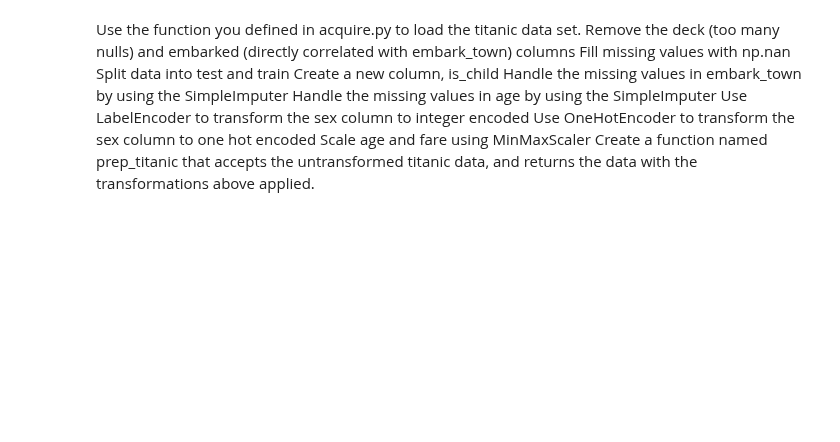
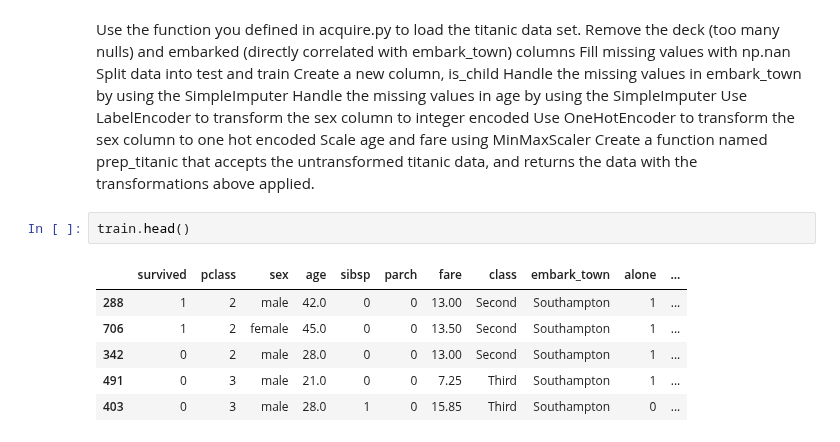
Before and after one commit to CodeupClassroom/bayes-methodologies-exercises, a Jupyter notebook: classification/classification-day3.ipynb, the cells around one changed output. Saved outputs shown, nothing was run; the diff lists cells and outputs as text; blank space fills up the shorter version.

```diff
--- a/classification/classification-day3.ipynb
+++ b/classification/classification-day3.ipynb
@@ -214,3 +262,12 @@ Use LabelEncoder to transform the sex column to integer encoded
 Use OneHotEncoder to transform the sex column to one hot encoded
 Scale age and fare using MinMaxScaler
 Create a function named prep_titanic that accepts the untransformed titanic data, and returns the data with the transformations above applied.
+# %%
+train.head()
+# %% [output]
+|  | survived | pclass | sex | age | sibsp | parch | fare | class | embark_town | alone | ... |
+| 288 | 1 | 2 | male | 42.0 | 0 | 0 | 13.00 | Second | Southampton | 1 | ... |
+| 706 | 1 | 2 | female | 45.0 | 0 | 0 | 13.50 | Second | Southampton | 1 | ... |
+| 342 | 0 | 2 | male | 28.0 | 0 | 0 | 13.00 | Second | Southampton | 1 | ... |
+| 491 | 0 | 3 | male | 21.0 | 0 | 0 | 7.25 | Third | Southampton | 1 | ... |
+| 403 | 0 | 3 | male | 28.0 | 1 | 0 | 15.85 | Third | Southampton | 0 | ... |
```
Also changed, not shown: parts of 11 cells of this notebook, 2 other files.
